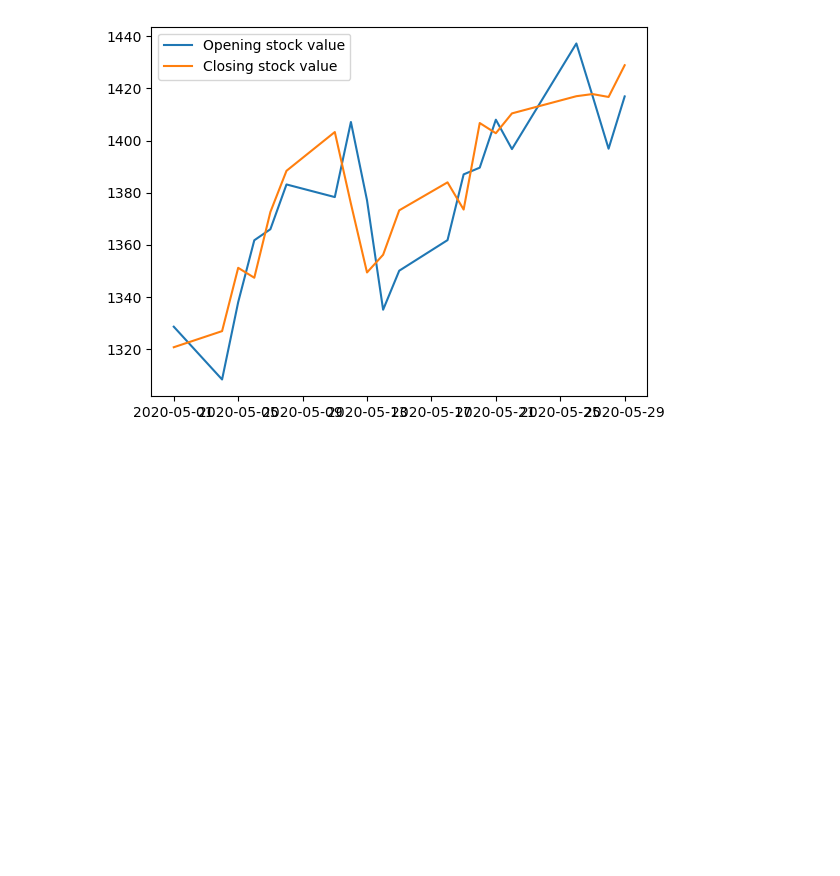
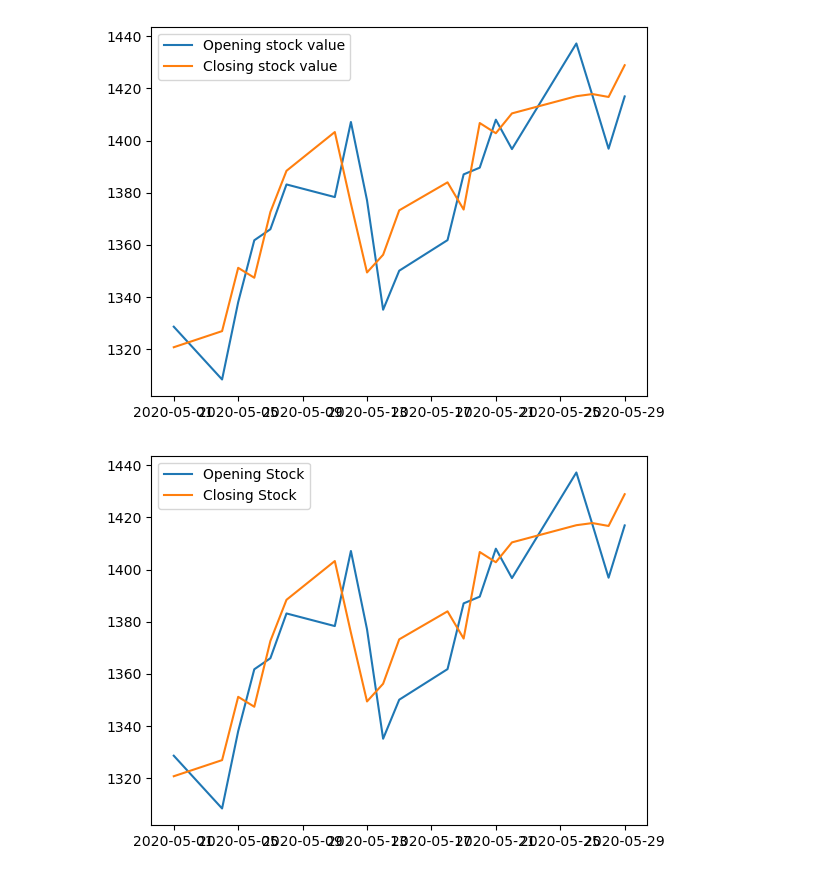
Before and after one commit to yotam-sh/learning_os_gis_development, a Jupyter notebook: matplotlib/day_27.ipynb, the cells around one changed output. Drawn from its saved outputs; the diff is of its cells as text; code cells hidden in the pictures; blank space fills up the shorter version.

Commit message:
Another method of legend plotting

```diff
--- a/matplotlib/day_27.ipynb
+++ b/matplotlib/day_27.ipynb
@@ -54,3 +54,12 @@ plt.legend(['Opening stock value', 'Closing stock value'])
 plt.show()
 # %% [output]
 [figure]
+# %%
+# Another way of plotting with a legend - Corey Schafer's preferred way
+
+plt.plot(plot_x, plot_y_1, label='Opening Stock')
+plt.plot(plot_x, plot_y_2, label='Closing Stock')
+plt.legend()
+plt.show()
+# %% [output]
+[figure, added]
```
